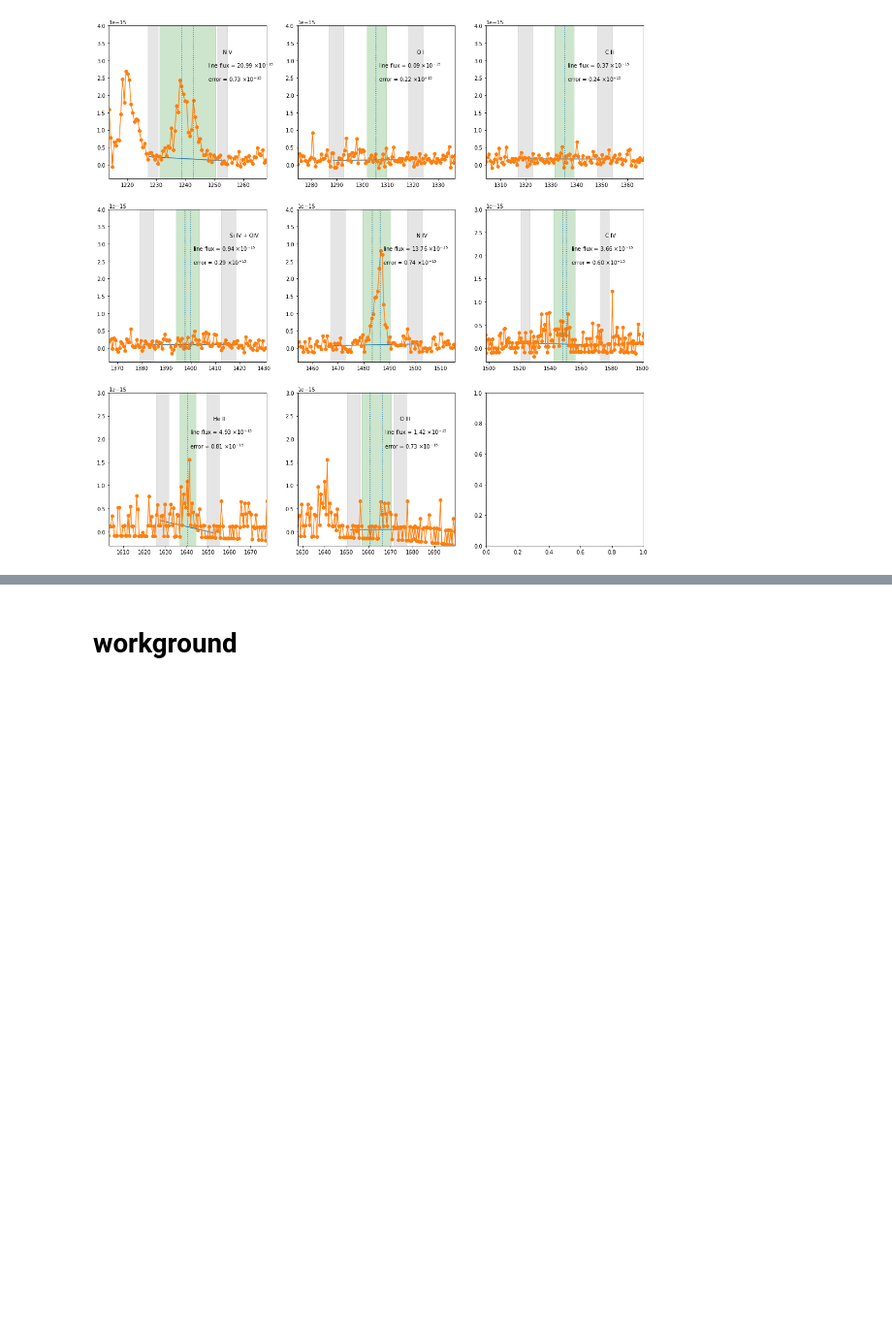
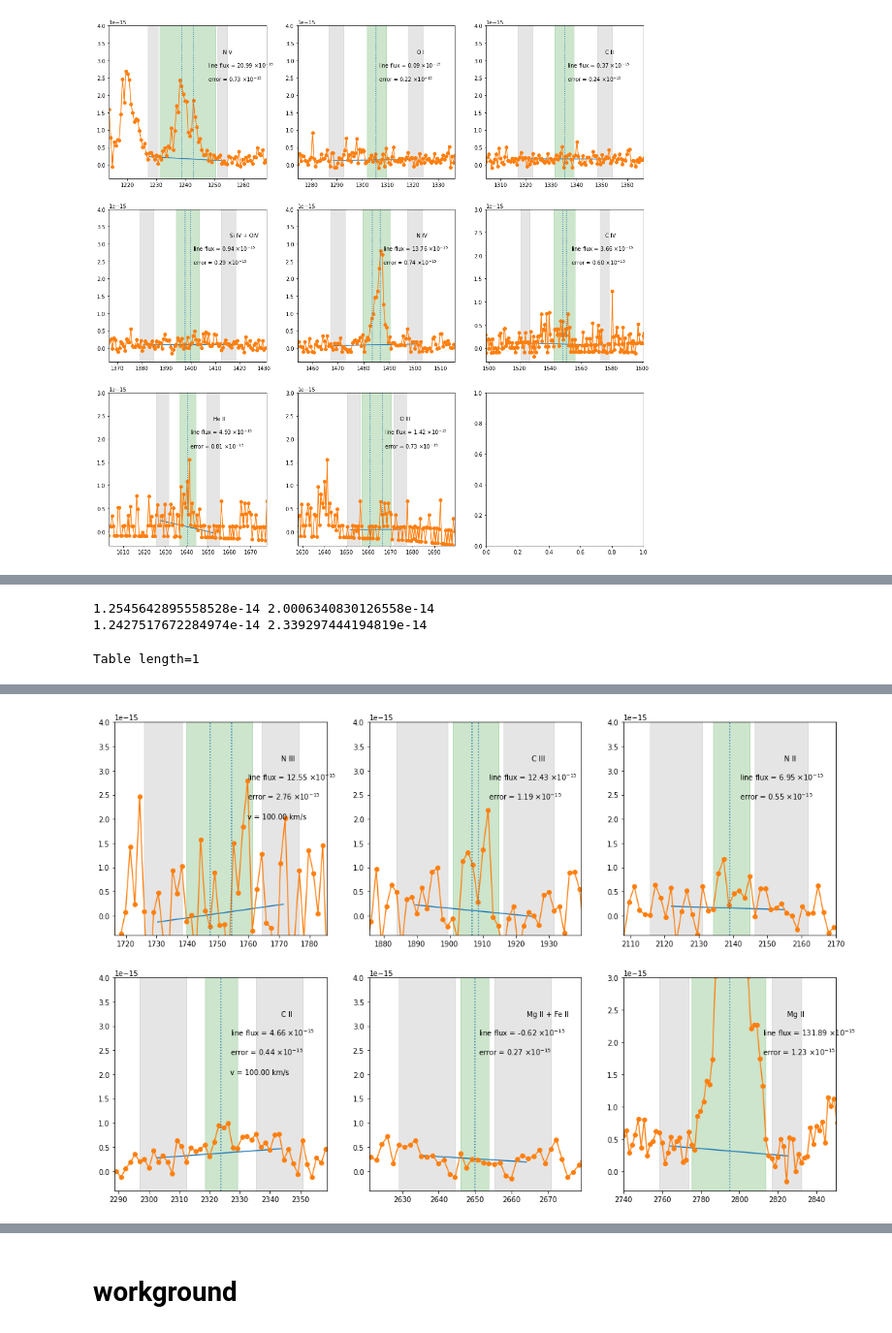
Before and after one commit to Anika019/UV_interaction_SN, a Jupyter notebook: line calculation.ipynb, the cells around one changed output, grey strips where cells are left out. Shown at 97% size. Drawn from its saved outputs; the diff is of its cells as text; code cells hidden in the pictures; blank space fills up the shorter version.

```diff
--- a/line calculation.ipynb
+++ b/line calculation.ipynb
@@ -316,0 +336,79 @@ emflux = plot_region(axes[1], wav, flux, [ 1906.7, 1908.7], linename = 'C III',
+# %%
+nrows = 2
+ncols = 3
+fig, axes = plt.subplots(nrows = nrows, ncols = ncols, figsize = (6*ncols, 6*nrows), sharey = False)
+names=['N III','C III','N II]','C II]','Mg II + Fe II','Mg II']
+
+#nuv_lineflux = at.Table([['SNnamewhateverlong'],[0],[0.],[0.],[0.],[0.],[0.],[0.],[0.],[0.],[0.],[0.],[0.],[0.]],
+#                       names=('obj', 'phase', 'NIII1746', 'd_NIII1746', 'CIII1907', 'd_CIII1907',
+#                              'NII2139', 'd_NII2139', 'CII2323','d_CII2323','MgIIFeII2650','d_MgIIFeII2650',
+#                             'MgII2795', 'd_MgII2795'))
+
+cont_bound = 5
+
+bound = 16
+int_bound = 8
+v_shift = 1e2
+emflux, emerror = plot_region(axes[0,0], wav, flux, [1746.8, 1754], error = spec[1].data['ERROR'][0],
+                     linename = 'N III',cont_bound = 4, bound = bound, int_bound = int_bound,
+                              xlim =15, ylim = 4e-15, v_shift = v_shift)
+nuv_lineflux[ind]['NIII1746'] = emflux
+nuv_lineflux[ind]['d_NIII1746'] = emerror
+print(emflux,emflux*4.8/3.01)
+
+
+bound = 16
+int_bound = 6
+v_shift = 0
+emflux, emerror = plot_region(axes[0,1], wav, flux, [1906.7, 1908.7],  error = spec[1].data['ERROR'][0],
+                     linename = 'C III', bound = bound, int_bound = int_bound, cont_bound = cont_bound,
+                     xlim =15, ylim = 4e-15, v_shift = v_shift)
+nuv_lineflux[ind]['CIII1907'] = emflux
+nuv_lineflux[ind]['d_CIII1907'] = emerror
+print(emflux,emflux*4.8/2.55)
+
+
+bound = 16
+int_bound = 6
+v_shift = 0
+emflux, emerror = plot_region(axes[0,2], wav, flux, [2139],  error = spec[1].data['ERROR'][0],
+                     linename = 'N II', bound = bound, int_bound = int_bound,
+                     xlim =15, ylim = 4e-15,cont_bound = cont_bound, v_shift = v_shift)
+nuv_lineflux[ind]['NII2139'] = emflux
+nuv_lineflux[ind]['d_NII2139'] = emerror
+
+
+
+bound = 20
+int_bound = 6
+v_shift = 1e2
+emflux, emerror = plot_region(axes[1,0], wav, flux, [2323],  error = spec[1].data['ERROR'][0],
+                     linename = 'C II', bound = bound, v_shift = v_shift,
+                     int_bound = int_bound,cont_bound = cont_bound,xlim =15, ylim = 4e-15)
+nuv_lineflux[ind]['CII2323'] = emflux
+nuv_lineflux[ind]['d_CII2323'] = emerror
+
+bound = 14
+int_bound = 4
+v_shift = 0
+emflux, emerror = plot_region(axes[1,1], wav, flux, [2650],  error = spec[1].data['ERROR'][0],
+                     linename = 'Mg II + Fe II ', bound = bound, int_bound = int_bound,
+                     xlim =15, ylim = 4e-15,cont_bound = cont_bound, v_shift = v_shift)
+nuv_lineflux[ind]['MgIIFeII2650'] = emflux
+nuv_lineflux[ind]['d_MgIIFeII2650'] = emerror
+
+bound = 30
+int_bound = 20
+v_shift = 0
+emflux, emerror = plot_region(axes[1,2], wav, flux, [2795],  error = spec[1].data['ERROR'][0],
+                     linename = 'Mg II', bound = bound, int_bound = int_bound,
+                     xlim =25, ylim = 3e-15,cont_bound = cont_bound, v_shift = v_shift)
+nuv_lineflux[ind]['MgII2795'] = emflux
+nuv_lineflux[ind]['d_MgII2795'] = emerror
+
+plt.savefig('./line_plots/2005ip_d3042NUV.png')
+nuv_lineflux
+# %% [output]
+1.2545642895558528e-14 2.0006340830126558e-14
+1.2427517672284974e-14 2.339297444194819e-14
+Table length=1
@@ -316,0 +418 @@ emflux = plot_region(axes[1], wav, flux, [ 1906.7, 1908.7], linename = 'C III',
+[figure, added]
```
Also changed, not shown: parts of 22 cells of this notebook, 10 other files.
